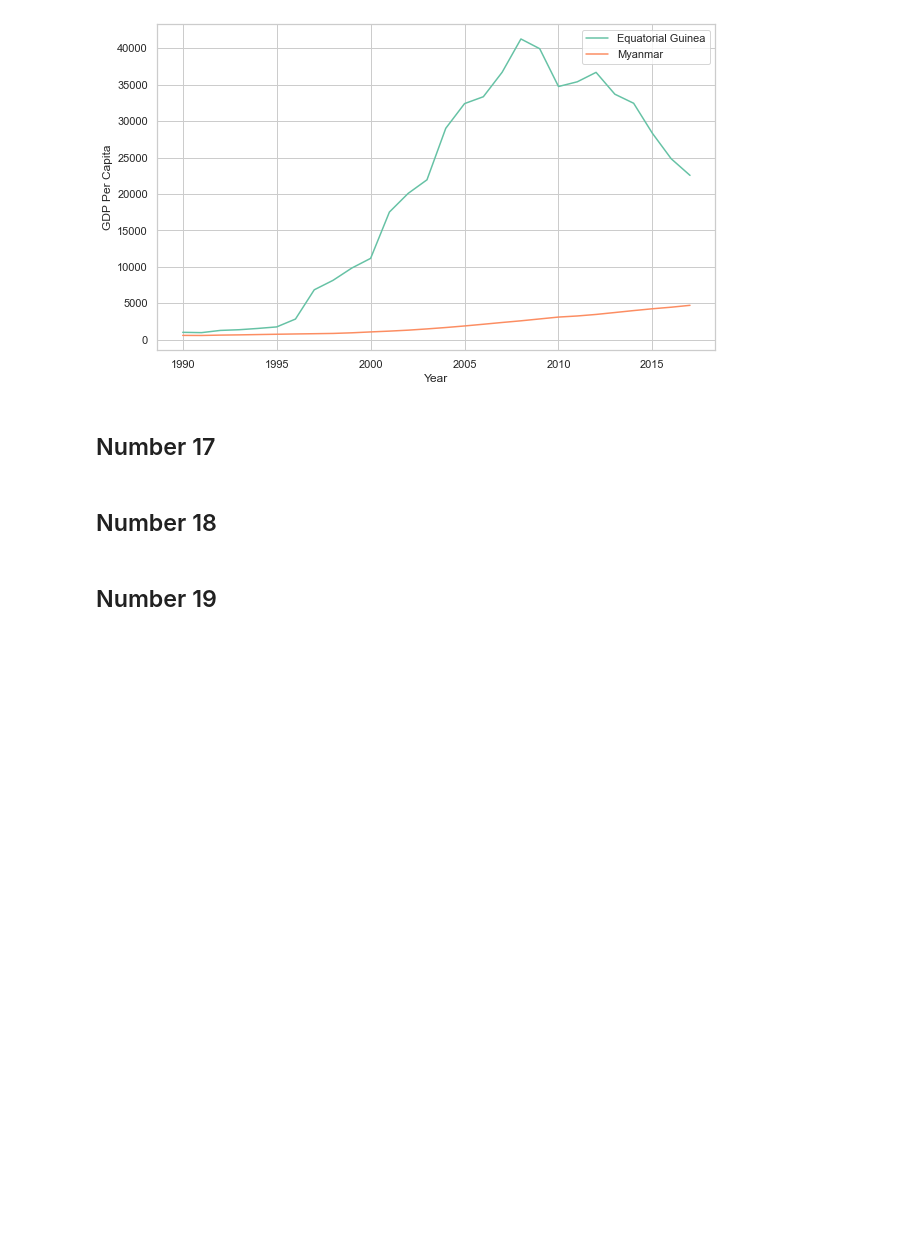
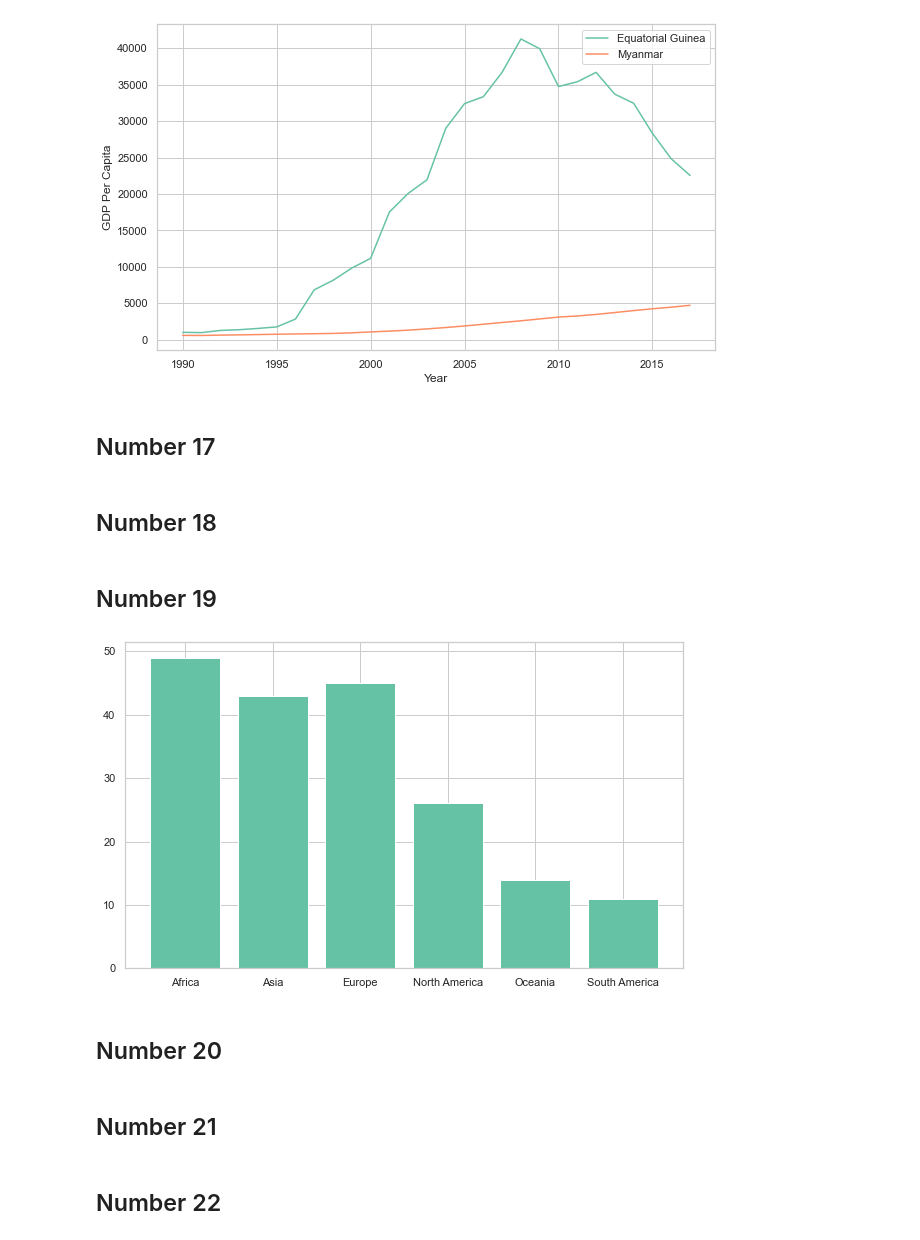
Before and after one commit to nss-data-science-cohort-6/un_data_question-hcgreer, a Jupyter notebook: notebooks/UN_Data_Exploration.ipynb, the cells around one changed output. Cells and saved outputs as stored; diff of their text form; code cells hidden in the pictures; blank space fills up the shorter version.

```diff
--- a/notebooks/UN_Data_Exploration.ipynb
+++ b/notebooks/UN_Data_Exploration.ipynb
@@ -239,6 +239,17 @@ continents = pd.read_csv('../data/continents.csv')
 # %% [markdown]
 ## Number 18
 # %%
-gdp_df = pd.merge(gdp_df, continents, how = 'left', on = 'Country')
+gdp_df = pd.merge(gdp_df, continents, how = 'inner', on = 'Country')
 # %% [markdown]
 ## Number 19
+# %%
+country_per_contin = gdp_df.groupby('Continent')[['Country']].nunique()
+country_per_contin = country_per_contin.reset_index()
+# %%
+plt.figure(figsize = (10,6))
+plt.bar(x = country_per_contin['Continent'], height = country_per_contin['Country'])
+plt.show()
+# %% [output]
+[figure, added]
+# %% [markdown]
+## Number 20
@@ -244,0 +260,2 @@ gdp_df = pd.merge(gdp_df, continents, how = 'left', on = 'Country')
+# %% [markdown]
+## Number 21
@@ -244,0 +264,2 @@ gdp_df = pd.merge(gdp_df, continents, how = 'left', on = 'Country')
+# %% [markdown]
+## Number 22
```
Also changed, not shown: parts of 5 cells of this notebook.
